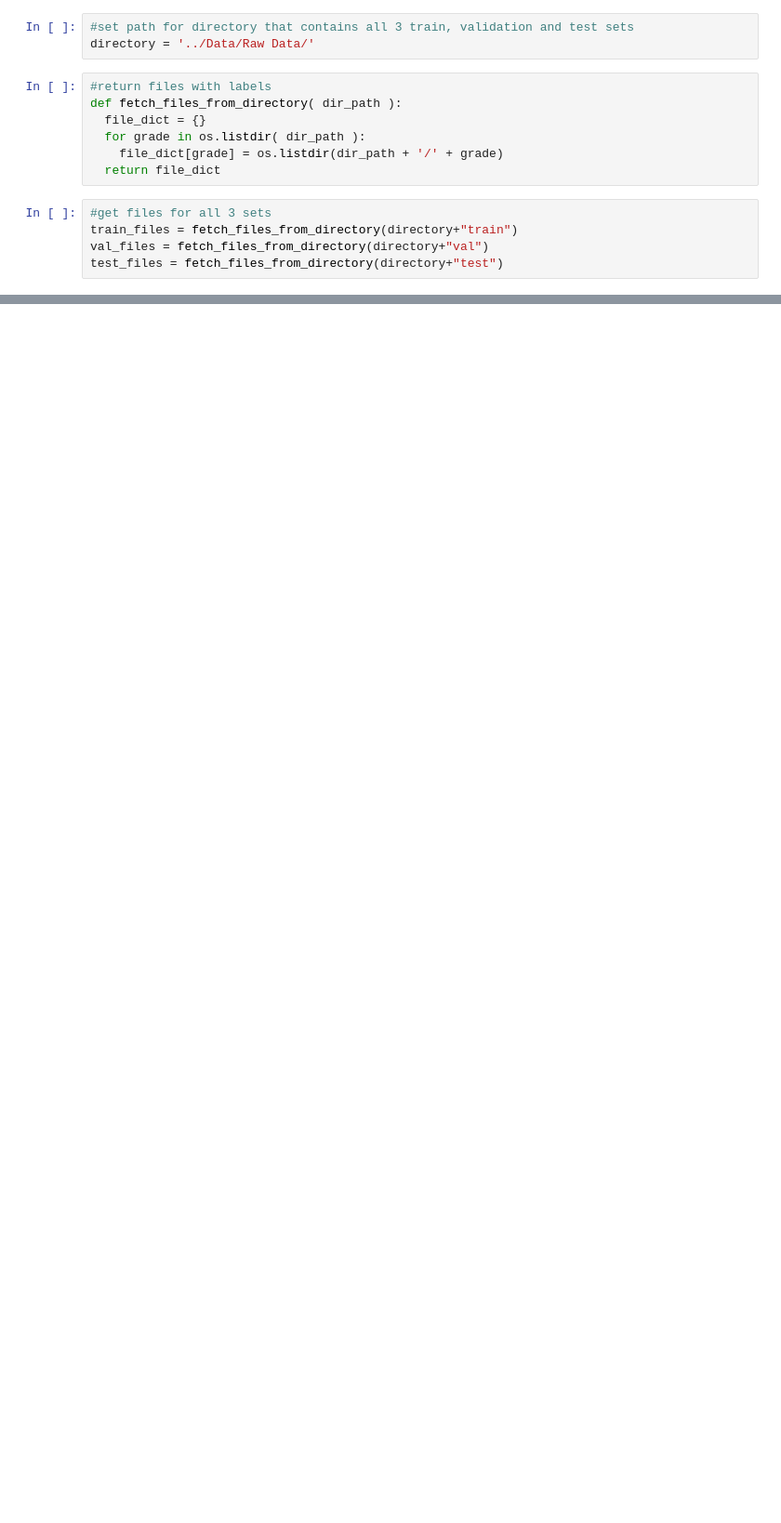
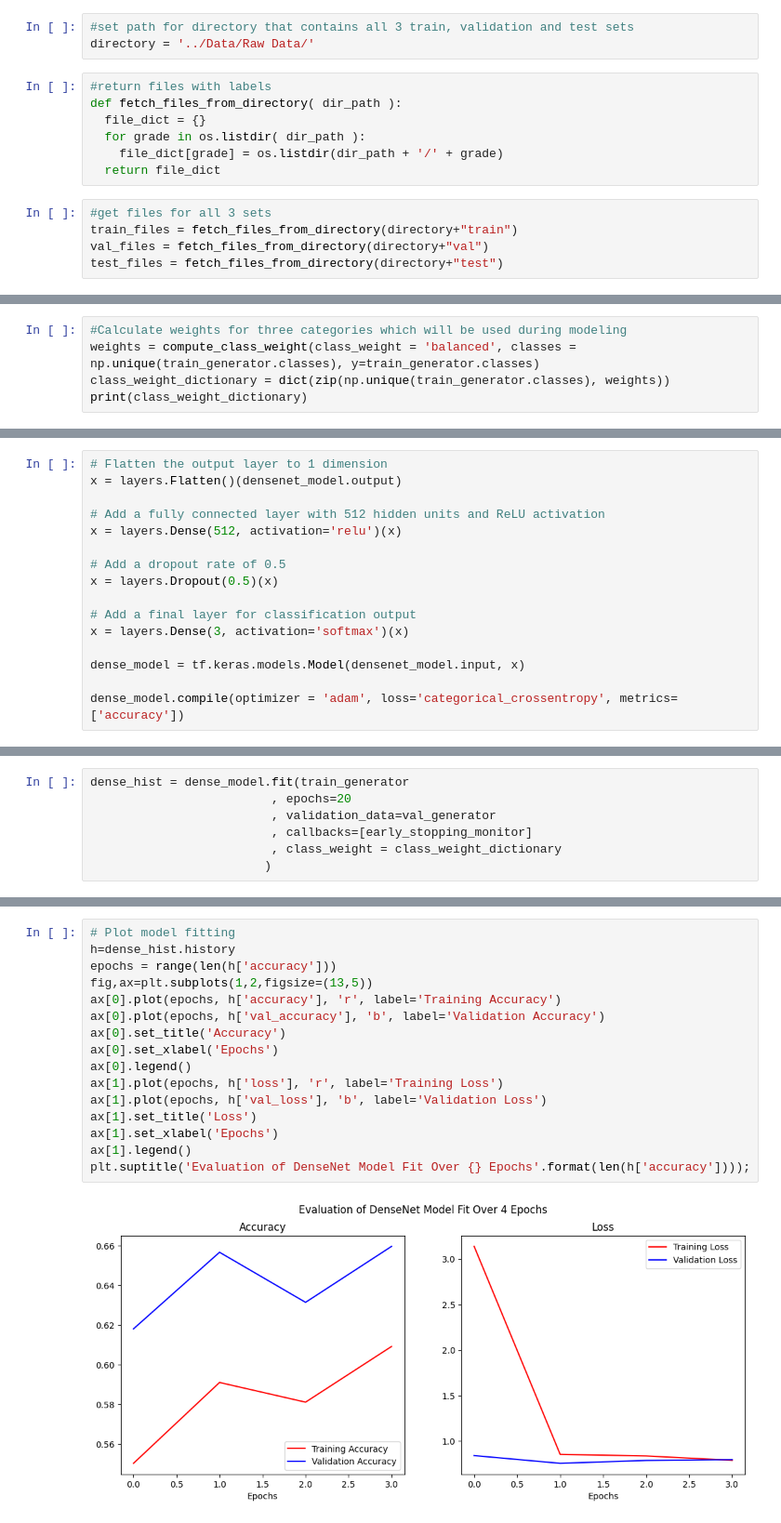
Before and after one commit to omi-singh17/X-Ray-Images-Deep-Learning-Classification, a Jupyter notebook: Notebook/X-Ray Image Classification.ipynb, the cells around one changed output, grey strips where cells are left out. Shown at 93% size. Drawn from its saved outputs; the diff is of its cells as text; blank space fills up the shorter version.

```diff
--- a/Notebook/X-Ray Image Classification.ipynb
+++ b/Notebook/X-Ray Image Classification.ipynb
@@ -186,0 +247,5 @@ plot_distribution(test_files, 'Test Set Distribution')
+# %%
+#Calculate weights for three categories which will be used during modeling
+weights = compute_class_weight(class_weight = 'balanced', classes = np.unique(train_generator.classes), y=train_generator.classes)
+class_weight_dictionary = dict(zip(np.unique(train_generator.classes), weights))
+print(class_weight_dictionary)
@@ -186,0 +355,16 @@ plot_distribution(test_files, 'Test Set Distribution')
+# %%
+# Flatten the output layer to 1 dimension
+x = layers.Flatten()(densenet_model.output)
+
+# Add a fully connected layer with 512 hidden units and ReLU activation
+x = layers.Dense(512, activation='relu')(x)
+
+# Add a dropout rate of 0.5
+x = layers.Dropout(0.5)(x)
+
+# Add a final layer for classification output
+x = layers.Dense(3, activation='softmax')(x)
+
+dense_model = tf.keras.models.Model(densenet_model.input, x)
+
+dense_model.compile(optimizer = 'adam', loss='categorical_crossentropy', metrics=['accuracy'])
@@ -186,0 +373,7 @@ plot_distribution(test_files, 'Test Set Distribution')
+# %%
+dense_hist = dense_model.fit(train_generator
+                         , epochs=20
+                         , validation_data=val_generator
+                         , callbacks=[early_stopping_monitor]
+                         , class_weight = class_weight_dictionary
+                        )
@@ -186,0 +391,18 @@ plot_distribution(test_files, 'Test Set Distribution')
+# %%
+# Plot model fitting
+h=dense_hist.history
+epochs = range(len(h['accuracy']))
+fig,ax=plt.subplots(1,2,figsize=(13,5))
+ax[0].plot(epochs, h['accuracy'], 'r', label='Training Accuracy')
+ax[0].plot(epochs, h['val_accuracy'], 'b', label='Validation Accuracy')
+ax[0].set_title('Accuracy')
+ax[0].set_xlabel('Epochs')
+ax[0].legend()
+ax[1].plot(epochs, h['loss'], 'r', label='Training Loss')
+ax[1].plot(epochs, h['val_loss'], 'b', label='Validation Loss')
+ax[1].set_title('Loss')
+ax[1].set_xlabel('Epochs')
+ax[1].legend()
+plt.suptitle('Evaluation of DenseNet Model Fit Over {} Epochs'.format(len(h['accuracy'])));
+# %% [output]
+[figure, added]
```
Also changed, not shown: parts of 51 cells of this notebook.
